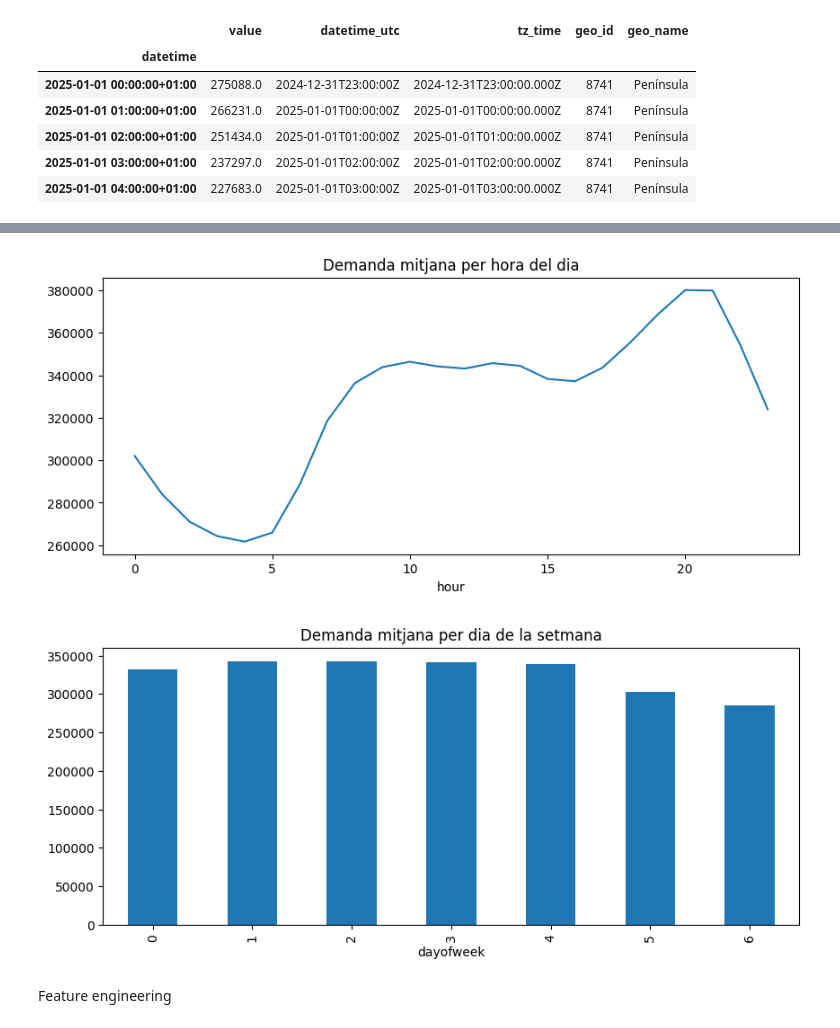
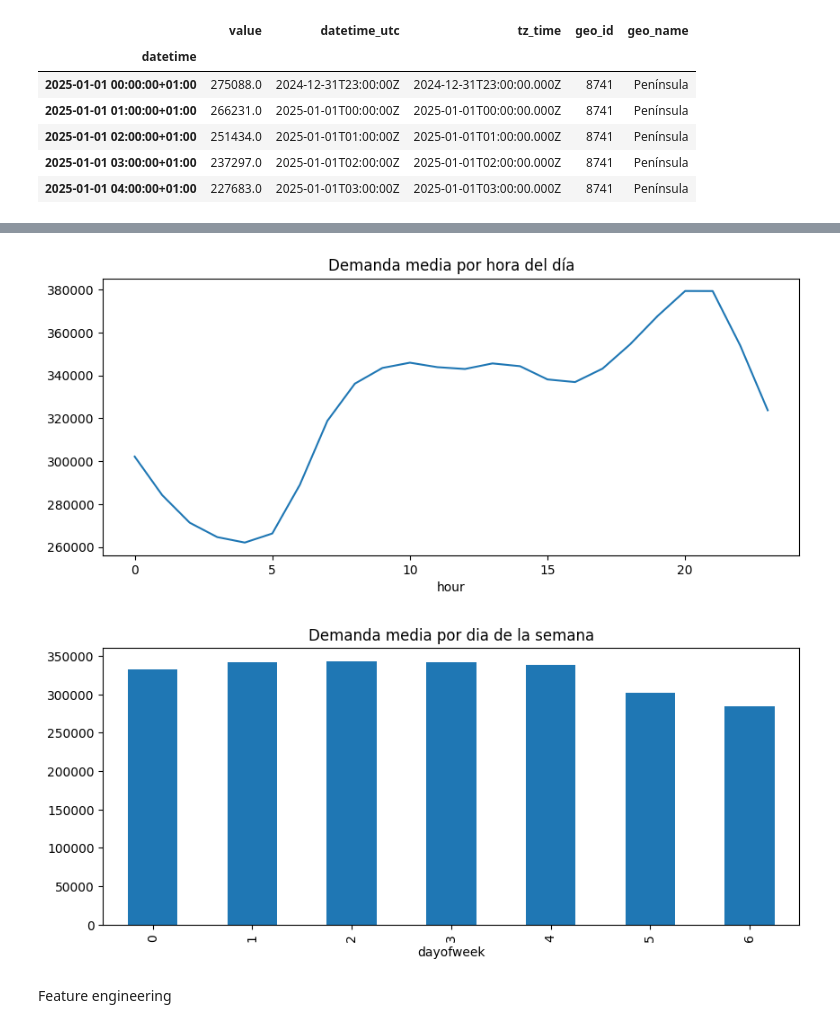
Before and after one commit to davidfm7/energy-demand-forecast, a Jupyter notebook: notebooks/01_eda.ipynb, the cells around one changed output, grey strips where cells are left out. Saved outputs shown, nothing was run; the diff lists cells and outputs as text; code cells hidden in the pictures.

```diff
--- a/notebooks/01_eda.ipynb
+++ b/notebooks/01_eda.ipynb
@@ -28,18 +29,18 @@ plt.show()
 # %%
 df['hour'] = df.index.hour
 df['dayofweek'] = df.index.dayofweek  # 0=dilluns, 6=diumenge
 df['month'] = df.index.month
 
 # Patró diari mitjà
-df.groupby('hour')['value'].mean().plot(kind='line', figsize=(10,4), title='Demanda mitjana per hora del dia')
+df.groupby('hour')['value'].mean().plot(kind='line', figsize=(10,4), title='Demanda media por hora del día')
 plt.show()
 
 # Patró setmanal
-df.groupby('dayofweek')['value'].mean().plot(kind='bar', figsize=(10,4), title='Demanda mitjana per dia de la setmana')
+df.groupby('dayofweek')['value'].mean().plot(kind='bar', figsize=(10,4), title='Demanda media por dia de la semana')
 plt.show()
 # %% [output]
-[figure, old version]
+[figure, new version]
-[figure, old version]
+[figure, new version]
 # %% [markdown]
 Feature engineering
 # %%
```
Also changed, not shown: parts of 1 cell of this notebook, 5 other files.
